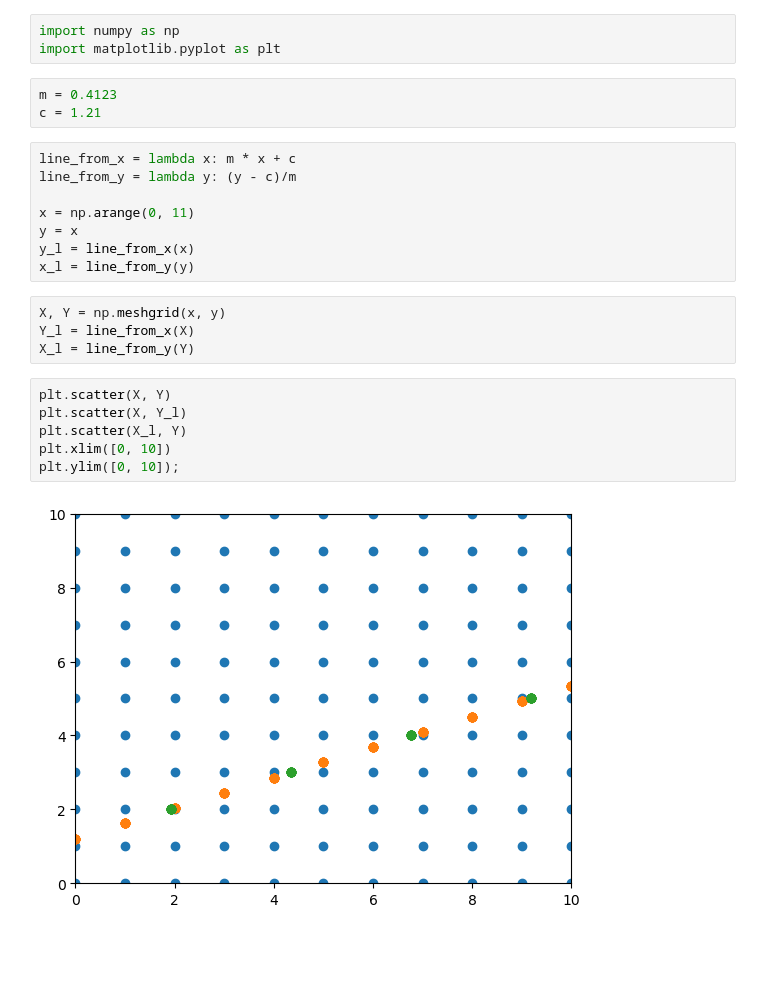
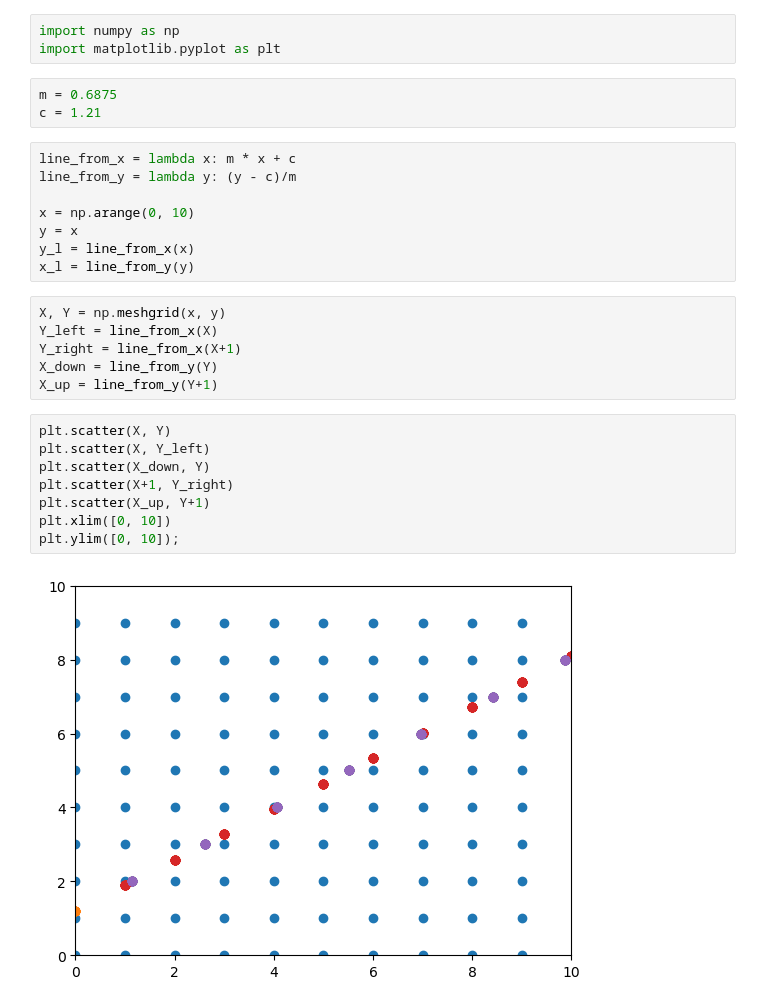
Before and after one commit to aakashks/CT-Reconstruction-2D, a Jupyter notebook: CT_scan/intercept_logic.ipynb, the cells around one changed output. Cells and saved outputs as stored; diff of their text form; blank space fills up the shorter version.

```diff
--- a/CT_scan/intercept_logic.ipynb
+++ b/CT_scan/intercept_logic.ipynb
@@ -2,25 +2,29 @@
 import numpy as np
 import matplotlib.pyplot as plt
 # %%
-m = 0.4123
+m = 0.6875
 c = 1.21
 # %%
 line_from_x = lambda x: m * x + c
 line_from_y = lambda y: (y - c)/m
 
-x = np.arange(0, 11)
+x = np.arange(0, 10)
 y = x
 y_l = line_from_x(x)
 x_l = line_from_y(y)
 # %%
 X, Y = np.meshgrid(x, y)
-Y_l = line_from_x(X)
-X_l = line_from_y(Y)
+Y_left = line_from_x(X)
+Y_right = line_from_x(X+1)
+X_down = line_from_y(Y)
+X_up = line_from_y(Y+1)
 # %%
 plt.scatter(X, Y)
-plt.scatter(X, Y_l)
-plt.scatter(X_l, Y)
+plt.scatter(X, Y_left)
+plt.scatter(X_down, Y)
+plt.scatter(X+1, Y_right)
+plt.scatter(X_up, Y+1)
 plt.xlim([0, 10])
 plt.ylim([0, 10]);
 # %% [output]
-[figure, old version]
+[figure, new version]
```
Also changed, not shown: parts of 12 cells of this notebook.
